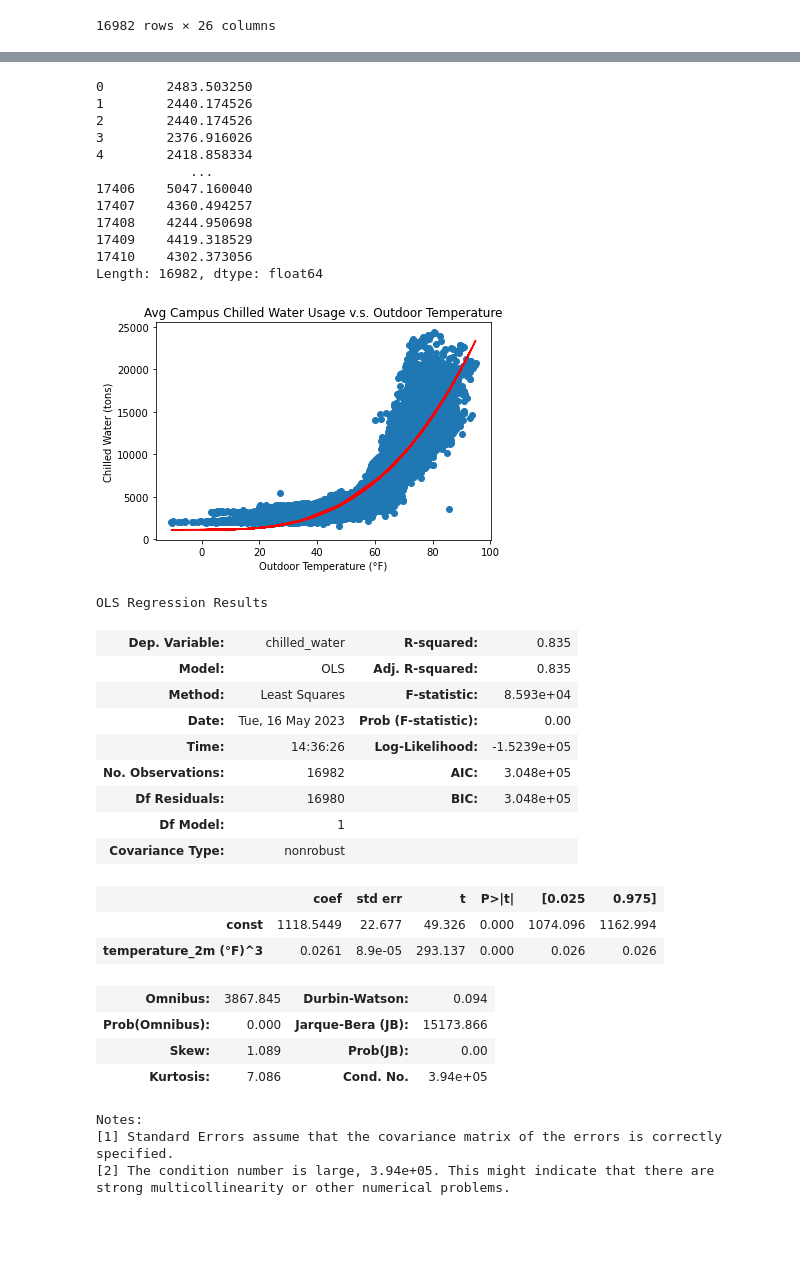
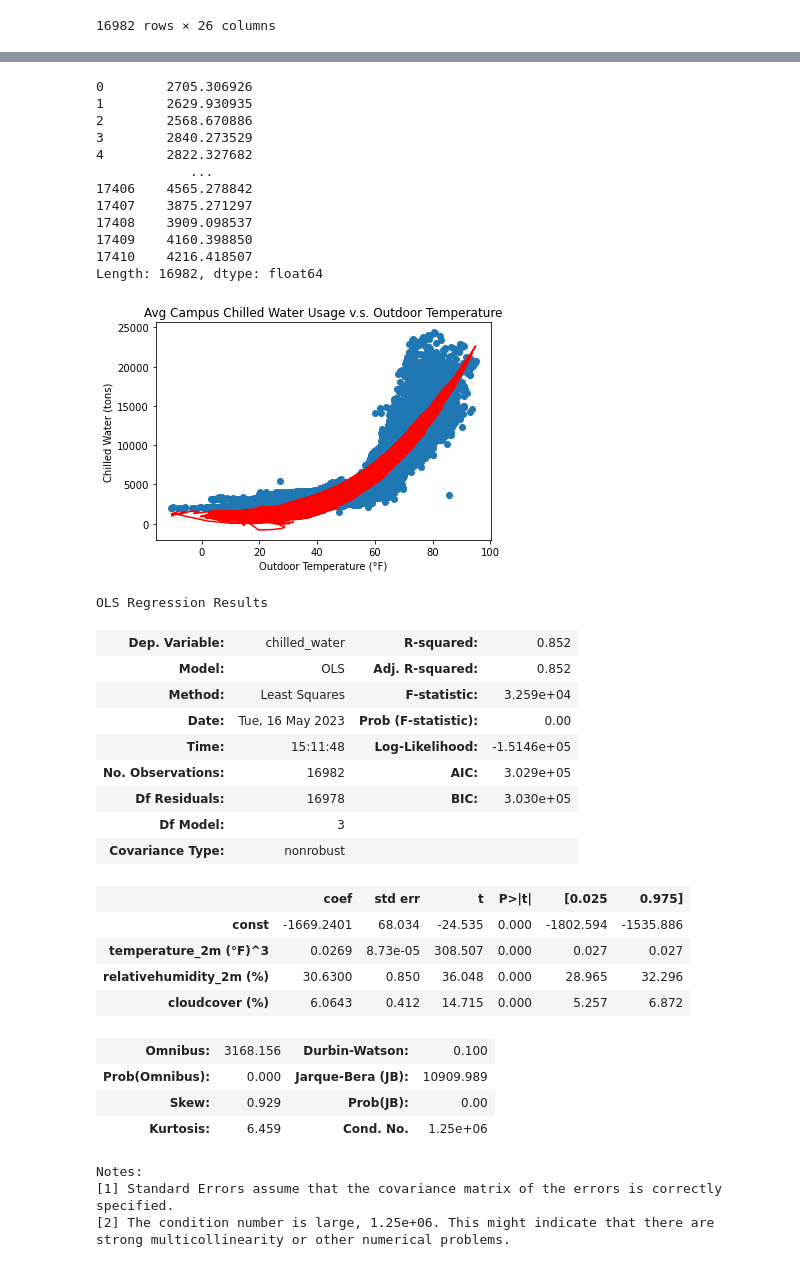
Before and after one commit to thereidfleish/ORIE-3120-Final-Project, a Jupyter notebook: ORIEProject/chilled_water.ipynb, the cells around one changed output, grey strips where cells are left out. Cells and saved outputs as stored; diff of their text form; code cells hidden in the pictures; blank space fills up the shorter version.

```diff
--- a/ORIEProject/chilled_water.ipynb
+++ b/ORIEProject/chilled_water.ipynb
@@ -287,7 +287,7 @@ df
 | 17410 | 2023-05-01 19:00:00-04:00 | 49.6 | 66 | 38.7 | 43.6 | ... |
 16982 rows × 26 columns
 # %%
-X = df[["temperature_2m (°F)"]]
+X = df[["temperature_2m (°F)", "relativehumidity_2m (%)", "cloudcover (%)"]]
 X = sm.add_constant(X)
 model_1 = sm.OLS(Y, X).fit()
 predictions = model_1.predict(X)
@@ -335,7 +337,7 @@ OLS Regression Results
 Notes:
 [1] Standard Errors assume that the covariance matrix of the errors is correctly specified.
 # %%
-X = df[["temperature_2m (°F)^2"]]
+X = df[["temperature_2m (°F)^2", "relativehumidity_2m (%)", "cloudcover (%)"]]
 X = sm.add_constant(X)
 model_2 = sm.OLS(Y, X).fit()
 predictions = model_2.predict(X)
@@ -386,52 +390,54 @@ Notes:
 strong multicollinearity or other numerical problems.
 # %%
-X = df[["temperature_2m (°F)^3"]]
+X = df[["temperature_2m (°F)^3", "relativehumidity_2m (%)", "cloudcover (%)"]]
 X = sm.add_constant(X)
 model_3 = sm.OLS(Y, X).fit()
 predictions = model_3.predict(X)
 print(predictions)
 
 plt.scatter(df["temperature_2m (°F)"], Y)
 plt.plot(df["temperature_2m (°F)"], predictions, c="red")
 plt.title("Avg Campus Chilled Water Usage v.s. Outdoor Temperature")
 plt.xlabel("Outdoor Temperature (°F)")
 plt.ylabel("Chilled Water (tons)")
 plt.show()
 
 model_3.summary()
 # %% [output]
-0        2483.503250
-1        2440.174526
-2        2440.174526
-3        2376.916026
-4        2418.858334
+0        2705.306926
+1        2629.930935
+2        2568.670886
+3        2840.273529
+4        2822.327682
             ...
-17406    5047.160040
-17407    4360.494257
-17408    4244.950698
-17409    4419.318529
-17410    4302.373056
+17406    4565.278842
+17407    3875.271297
+17408    3909.098537
+17409    4160.398850
+17410    4216.418507
 Length: 16982, dtype: float64
-[figure, old version]
+[figure, new version]
 OLS Regression Results
-| Dep. Variable: | chilled_water | R-squared: | 0.835 |
-| Model: | OLS | Adj. R-squared: | 0.835 |
-| Method: | Least Squares | F-statistic: | 8.593e+04 |
+| Dep. Variable: | chilled_water | R-squared: | 0.852 |
+| Model: | OLS | Adj. R-squared: | 0.852 |
+| Method: | Least Squares | F-statistic: | 3.259e+04 |
 | Date: | Tue, 16 May 2023 | Prob (F-statistic): | 0.00 |
-| Time: | 14:36:26 | Log-Likelihood: | -1.5239e+05 |
-| No. Observations: | 16982 | AIC: | 3.048e+05 |
-| Df Residuals: | 16980 | BIC: | 3.048e+05 |
-| Df Model: | 1 |  |  |
+| Time: | 15:11:48 | Log-Likelihood: | -1.5146e+05 |
+| No. Observations: | 16982 | AIC: | 3.029e+05 |
+| Df Residuals: | 16978 | BIC: | 3.030e+05 |
+| Df Model: | 3 |  |  |
 | Covariance Type: | nonrobust |  |  |
 |  | coef | std err | t | P>|t| | [0.025 | 0.975] |
-| const | 1118.5449 | 22.677 | 49.326 | 0.000 | 1074.096 | 1162.994 |
-| temperature_2m (°F)^3 | 0.0261 | 8.9e-05 | 293.137 | 0.000 | 0.026 | 0.026 |
+| const | -1669.2401 | 68.034 | -24.535 | 0.000 | -1802.594 | -1535.886 |
+| temperature_2m (°F)^3 | 0.0269 | 8.73e-05 | 308.507 | 0.000 | 0.027 | 0.027 |
+| relativehumidity_2m (%) | 30.6300 | 0.850 | 36.048 | 0.000 | 28.965 | 32.296 |
+| cloudcover (%) | 6.0643 | 0.412 | 14.715 | 0.000 | 5.257 | 6.872 |
-| Omnibus: | 3867.845 | Durbin-Watson: | 0.094 |
-| Prob(Omnibus): | 0.000 | Jarque-Bera (JB): | 15173.866 |
-| Skew: | 1.089 | Prob(JB): | 0.00 |
-| Kurtosis: | 7.086 | Cond. No. | 3.94e+05 |
+| Omnibus: | 3168.156 | Durbin-Watson: | 0.100 |
+| Prob(Omnibus): | 0.000 | Jarque-Bera (JB): | 10909.989 |
+| Skew: | 0.929 | Prob(JB): | 0.00 |
+| Kurtosis: | 6.459 | Cond. No. | 1.25e+06 |
 Notes:
 [1] Standard Errors assume that the covariance matrix of the errors is correctly specified.
-[2] The condition number is large, 3.94e+05. This might indicate that there are
+[2] The condition number is large, 1.25e+06. This might indicate that there are
 strong multicollinearity or other numerical problems.
 # %%
```
Also changed, not shown: parts of 7 cells of this notebook.
